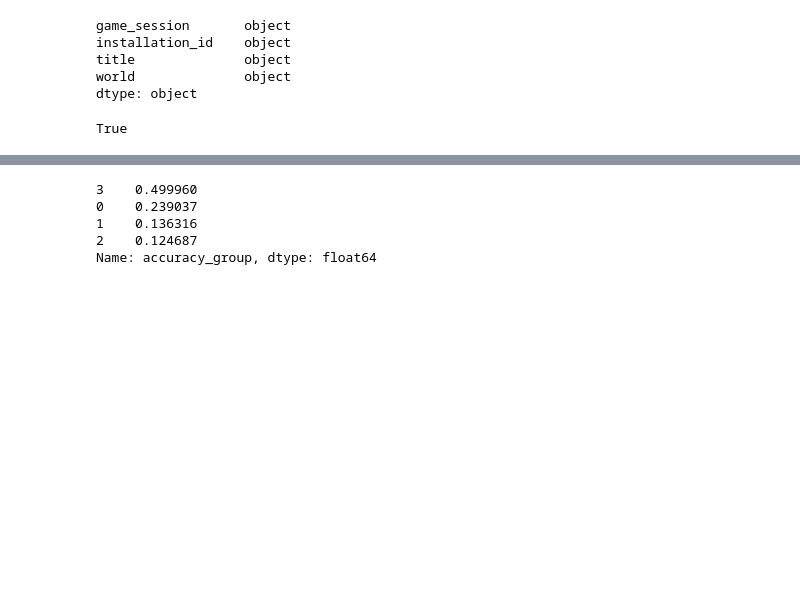
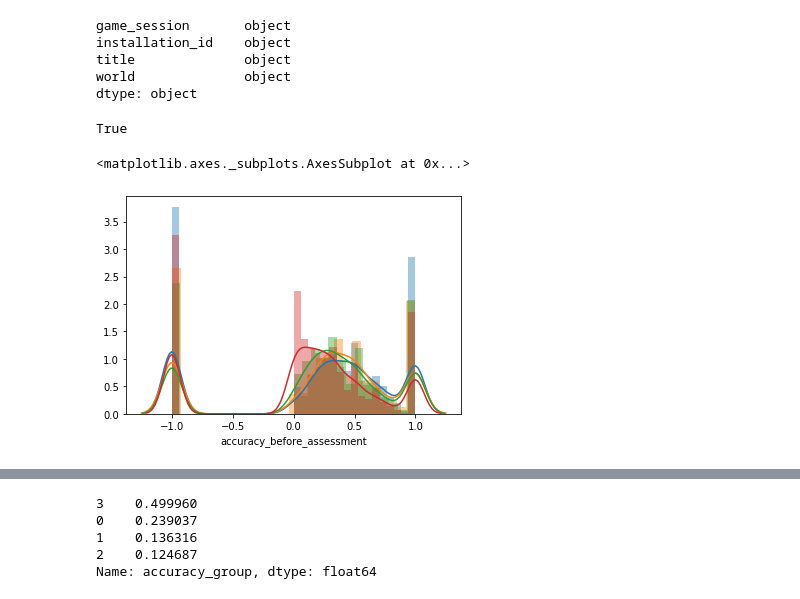
Before and after one commit to AndreyKoceruba/Children_learn, a Jupyter notebook: Children_learn.ipynb, the cells around one changed output, grey strips where cells are left out. Cells and saved outputs as stored; diff of their text form; code cells hidden in the pictures; blank space fills up the shorter version.

```diff
--- a/Children_learn.ipynb
+++ b/Children_learn.ipynb
@@ -579,13 +590,13 @@ train_alpha = pd.read_csv(TRAIN_ALPHA_PATH)
 test_labels = pd.read_csv(TEST_LABELS_PATH)
 test_alpha = pd.read_csv(TEST_ALPHA_PATH)
 train_alpha = pd.merge(
-    train_labels[['game_session', 'installation_id', 'accuracy_group']],
+    train_labels[['game_session', 'installation_id', 'accuracy', 'accuracy_group']],
     train_alpha,
     how='inner',
     on= ['game_session', 'installation_id']
 )
 test_alpha = pd.merge(
-    test_labels[['game_session', 'installation_id', 'accuracy_group']],
+    test_labels[['game_session', 'installation_id', 'accuracy', 'accuracy_group']],
     test_alpha,
     how='inner',
     on= ['game_session', 'installation_id']
@@ -610,6 +621,14 @@ dtype: object
 np.all(train_alpha.columns == test_alpha.columns)
 # %% [output]
 True
+# %%
+sns.distplot(train_alpha[train_alpha['accuracy_group'] == 3]['accuracy_before_assessment'])
+sns.distplot(train_alpha[train_alpha['accuracy_group'] == 2]['accuracy_before_assessment'])
+sns.distplot(train_alpha[train_alpha['accuracy_group'] == 1]['accuracy_before_assessment'])
+sns.distplot(train_alpha[train_alpha['accuracy_group'] == 0]['accuracy_before_assessment'])
+# %% [output]
+<matplotlib.axes._subplots.AxesSubplot at 0x...>
+[figure, added]
 # %%
 drop = ['game_session', 'installation_id', 'accuracy_group']
 # %%
```
Also changed, not shown: parts of 17 cells of this notebook.
